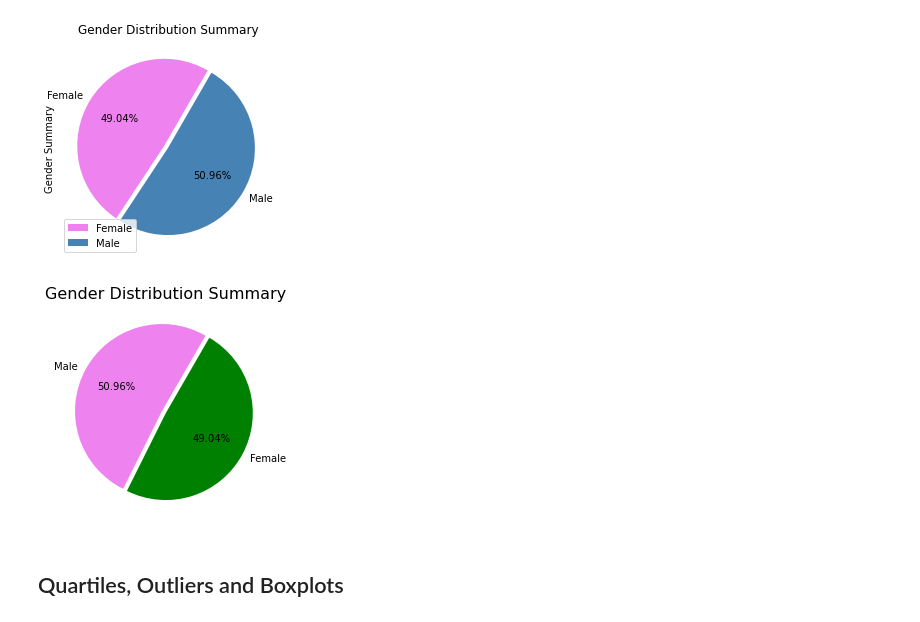
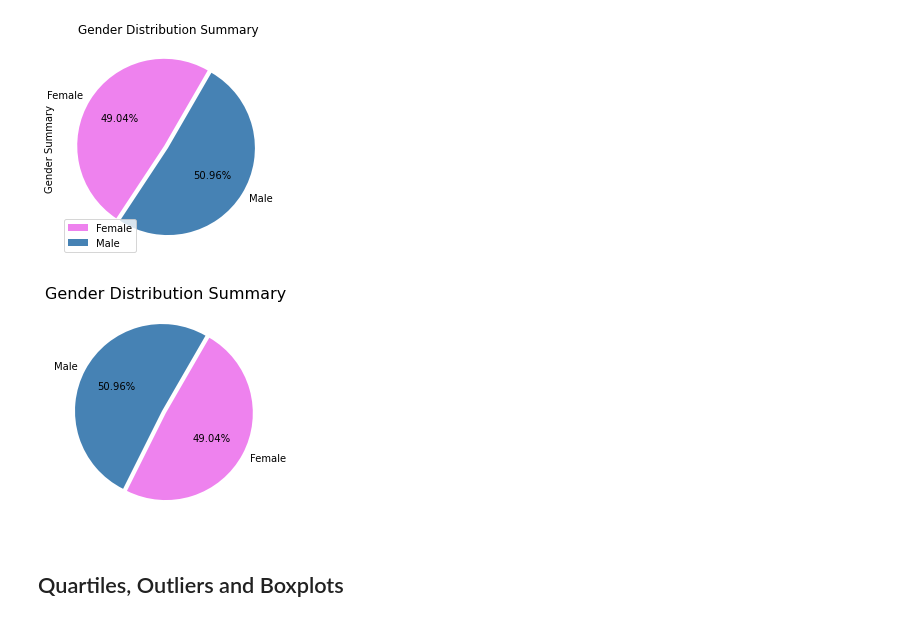
Before and after one commit to yan-ash/matplot_challenge, a Jupyter notebook: pymaceuticals_starter.ipynb, the cells around one changed output. Drawn from its saved outputs; the diff is of its cells as text; code cells hidden in the pictures.

```diff
--- a/pymaceuticals_starter.ipynb
+++ b/pymaceuticals_starter.ipynb
@@ -213,13 +213,13 @@ Text(0, 0.5, 'Gender Summary')
 # %%
 # Generate a pie plot showing the distribution of female versus male mice using pyplot
 gender_count=mice_clean_df["Sex"].value_counts()
-colour_plot=["violet","green"]
+colour_plot=["steelblue","violet"]
 explode_plot=(0.05,0)
 plt.pie(gender_count,labels=['Male','Female'],autopct='%0.2f%%',colors=colour_plot,explode=explode_plot,startangle=60)
 plt.title("Gender Distribution Summary",fontsize=16)
 plt.show()
 # %% [output]
-[figure, old version]
+[figure, new version]
 # %% [markdown]
 ## Quartiles, Outliers and Boxplots
 # %%
```
